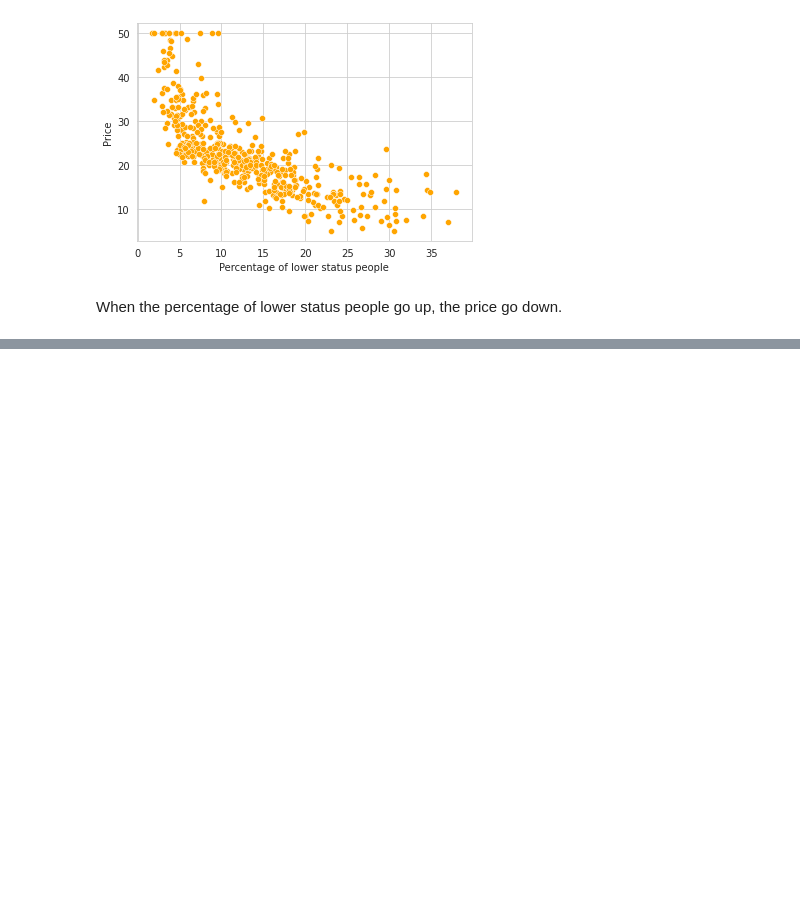
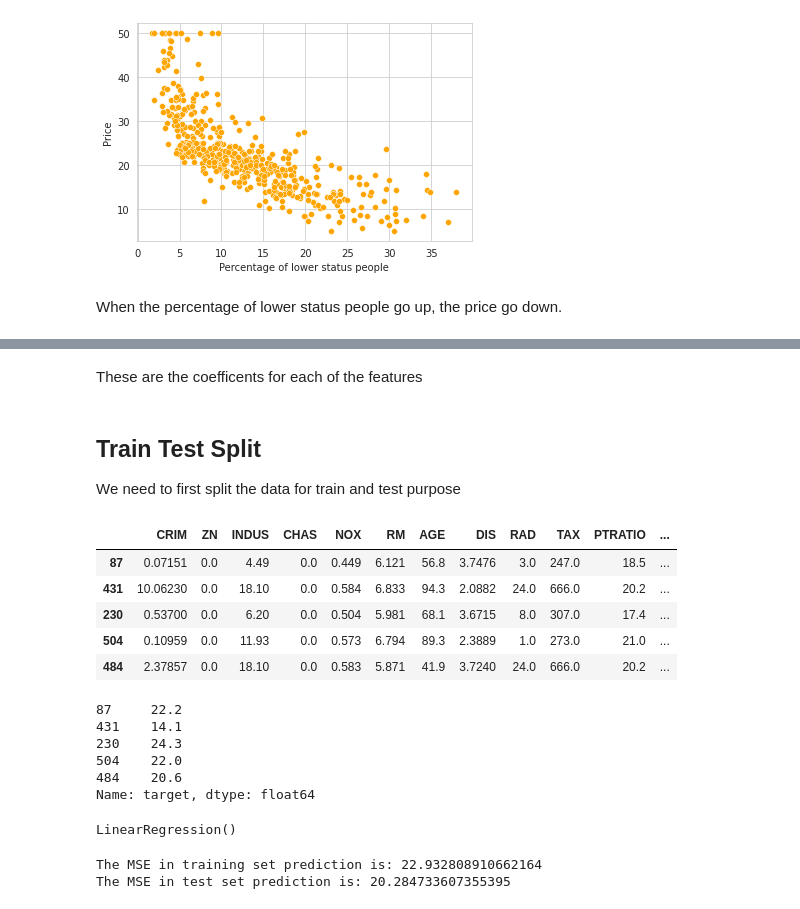
Before and after one commit to albinjohn366/DataScience_Tutorials, a Jupyter notebook: Linear_Regression.ipynb, the cells around one changed output, grey strips where cells are left out. Drawn from its saved outputs; the diff is of its cells as text; code cells hidden in the pictures; blank space fills up the shorter version.

```diff
--- a/Linear_Regression.ipynb
+++ b/Linear_Regression.ipynb
@@ -97,0 +145,6 @@ When the percentage of lower status people go up, the price go down.
+# %% [markdown]
+These are the coefficents for each of the features
+# %% [markdown]
+## Train Test Split
+
+We need to first split the data for train and test purpose
@@ -97,0 +154,21 @@ When the percentage of lower status people go up, the price go down.
+# %%
+display(x_train.head())
+display(y_train.head())
+# %% [output]
+|  | CRIM | ZN | INDUS | CHAS | NOX | RM | AGE | DIS | RAD | TAX | PTRATIO | ... |
+| 87 | 0.07151 | 0.0 | 4.49 | 0.0 | 0.449 | 6.121 | 56.8 | 3.7476 | 3.0 | 247.0 | 18.5 | ... |
+| 431 | 10.06230 | 0.0 | 18.10 | 0.0 | 0.584 | 6.833 | 94.3 | 2.0882 | 24.0 | 666.0 | 20.2 | ... |
+| 230 | 0.53700 | 0.0 | 6.20 | 0.0 | 0.504 | 5.981 | 68.1 | 3.6715 | 8.0 | 307.0 | 17.4 | ... |
+| 504 | 0.10959 | 0.0 | 11.93 | 0.0 | 0.573 | 6.794 | 89.3 | 2.3889 | 1.0 | 273.0 | 21.0 | ... |
+| 484 | 2.37857 | 0.0 | 18.10 | 0.0 | 0.583 | 5.871 | 41.9 | 3.7240 | 24.0 | 666.0 | 20.2 | ... |
+87     22.2
+431    14.1
+230    24.3
+504    22.0
+484    20.6
+Name: target, dtype: float64
+# %%
+# Now let us fit this data in our model
+lr.fit(x_train, y_train)
+# %% [output]
+LinearRegression()
@@ -97,0 +179,6 @@ When the percentage of lower status people go up, the price go down.
+# %%
+print('The MSE in training set prediction is: {}'.format(sklearn.metrics.mean_squared_error(y_train, y_train_pred)))
+print('The MSE in test set prediction is: {}'.format(sklearn.metrics.mean_squared_error(y_test, y_test_pred)))
+# %% [output]
+The MSE in training set prediction is: 22.932808910662164
+The MSE in test set prediction is: 20.284733607355395
```
Also changed, not shown: parts of 14 cells of this notebook.
